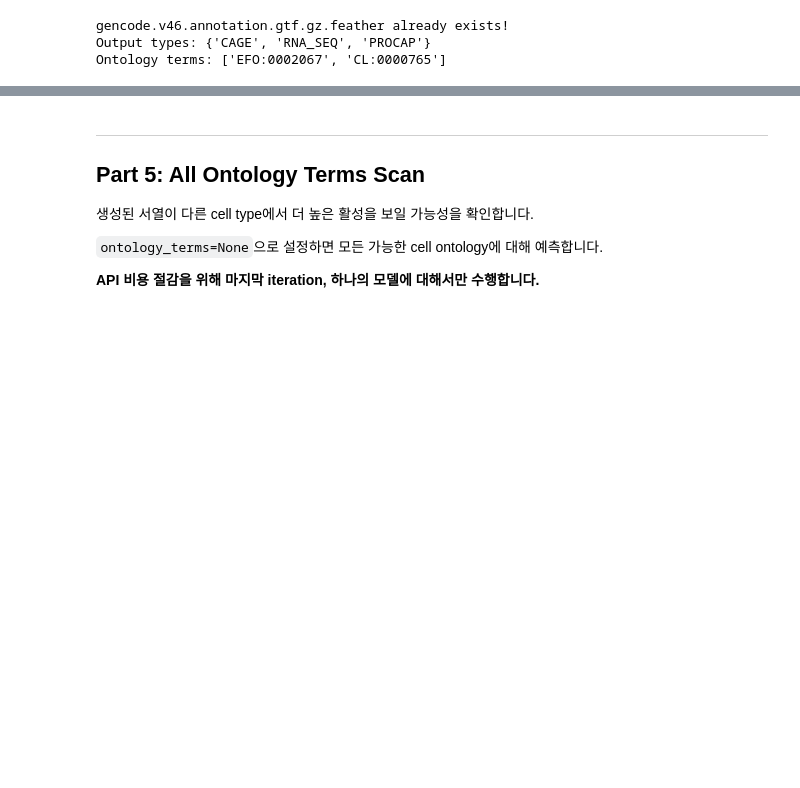
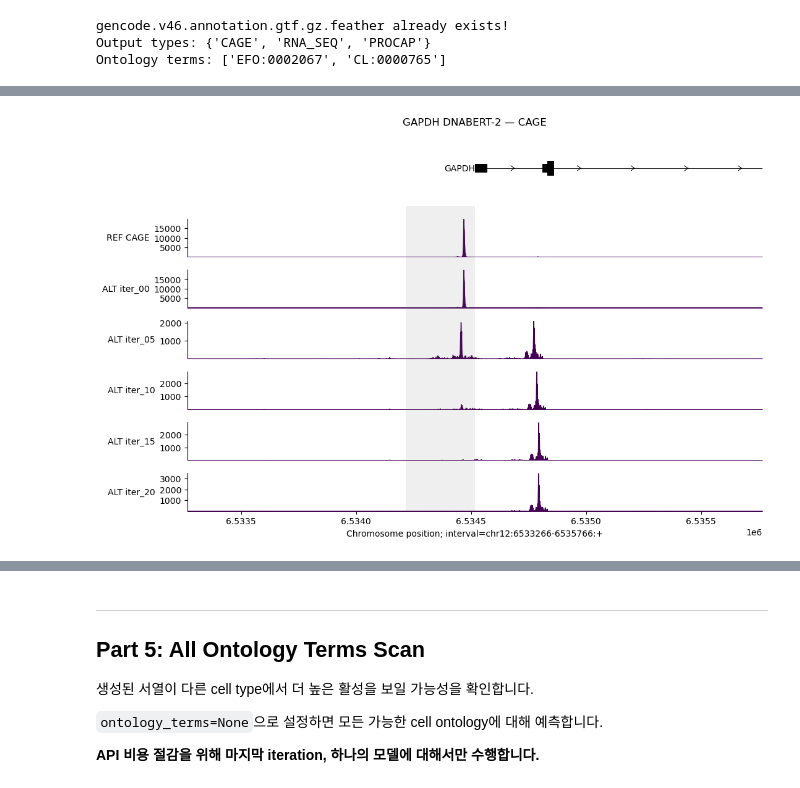
Before and after one commit to leemnj/iterative-dna-reconstruction, a Jupyter notebook: 03_dna-fm-to-alphagenome/regulator-to-alphagenome/generate-and-evaluate-promoter.ipynb, the cells around one changed output, grey strips where cells are left out. Drawn from its saved outputs; the diff is of its cells as text; code cells hidden in the pictures; blank space fills up the shorter version.

```diff
--- a/03_dna-fm-to-alphagenome/regulator-to-alphagenome/generate-and-evaluate-promoter.ipynb
+++ b/03_dna-fm-to-alphagenome/regulator-to-alphagenome/generate-and-evaluate-promoter.ipynb
@@ -290,10 +291,17 @@ gencode.v46.annotation.gtf.gz.feather already exists!
 Output types: {'CAGE', 'RNA_SEQ', 'PROCAP'}
 Ontology terms: ['EFO:0002067', 'CL:0000765']
 # %%
+import numpy as np
+from alphagenome.visualization import plot_components as pc
+
 # ── Prepare sequences (handle strand orientation) ────────────────
 PROMO_LENGTH = len(seqs_by_model[MODEL_LABELS[0]][f'iter_{EVAL_ITERATIONS[0]:02d}'])
 
-oriented_seqs_by_model = copy.deepcopy(seqs_by_model)
+oriented_seqs_by_model = {}
+for model, iters in seqs_by_model.items():
+    oriented_seqs_by_model[model] = {}
+    for it, seq in iters.items():
+        oriented_seqs_by_model[model][it] = reverse_complement(seq) if strand == '-' else seq
 
 if strand == '-':
     seq_original = normalize_sequence(get_sequence_from_ensembl_region(
@@ -301,9 +309,6 @@ if strand == '-':
         strand, coord_system_version=ENSEMBL_ASSEMBLY,
     ))
     seq_original = reverse_complement(seq_original)
-    for model, iters in oriented_seqs_by_model.items():
-        for it, seq in iters.items():
-            iters[it] = reverse_complement(seq)
 else:
     seq_original = normalize_sequence(get_sequence_from_ensembl_region(
         ENSEMBL_SPECIES, chrom, tss - PROMO_LENGTH, tss,
@@ -312,22 +317,30 @@ else:
 
 print(f'Original promoter: {len(seq_original)} bp')
 
-# ── Predict variants ─────────────────────────────────────────────
+# ── Predict, visualize, and quantify per model ───────────────────
 interval = genome.Interval(chrom, gene_start, gene_end).resize(2**20)
 variant_position = gene_start - PROMO_LENGTH if strand == '+' else tss
 
-outputs_by_model = {}
+# Visualization helpers
+interval_vis = genome.Interval(chrom, gene_start - 500, gene_start + 500, strand='+')
+longest_transcripts = longest_transcript_extractor.extract(interval)
+promoter_interval = [
+    genome.Interval(chrom, variant_position, variant_position + PROMO_LENGTH, name='Promoter')
+]
+
+summary_rows = []
+
 for model in MODEL_LABELS:
-    print(f'Predicting: {model}...')
+    print(f'\n=== {model} ===')
+
+    # 1) Predict variants
     variants = [
         genome.Variant(
-            chrom, variant_position,
-            seq_original,
+            chrom, variant_position, seq_original,
             oriented_seqs_by_model[model][f'iter_{i:02d}'],
         )
         for i in EVAL_ITERATIONS
     ]
-
     outputs = dna_model.predict_variants(
         intervals=interval,
         variants=variants,
@@ -335,8 +348,57 @@ for model in MODEL_LABELS:
         ontology_terms=ONTOLOGY_TERMS,
         progress_bar=True,
     )
-    outputs_by_model[model] = outputs
 
-print('All predictions done.')
+    # 2) Visualize CAGE tracks
+    ref_cage_vis = outputs[0].reference.cage.filter_to_positive_strand()
+    alt_cage_vis = [o.alternate.cage.filter_to_positive_strand() for o in outputs]
+
+    components = [
+        pc.TranscriptAnnotation(longest_transcripts),
+        pc.Tracks(ref_cage_vis, filled=True, ylabel_template='REF CAGE'),
+    ]
+    for i, alt in zip(EVAL_ITERATIONS, alt_cage_vis):
+        components.append(
+            pc.Tracks(alt, filled=True, ylabel_template=f'ALT iter_{i:02d}')
+        )
+    pc.plot(
+        components,
+        interval=interval_vis.resize(2500),
+        annotations=[
+            pc.IntervalAnnotation(promoter_interval, colors='dimgrey', alpha=0.1),
+        ],
+        title=f'{GENE_NAME} {model} — CAGE',
+        fig_width=12,
+    )
+
+    # 3) Extract quantitative metrics
+    ref_cage = outputs[0].reference.cage.filter_to_positive_strand()
+    ref_peak = float(np.max(ref_cage.values))
+    ref_sum = float(np.sum(ref_cage.values))
+
+    for idx, i in enumerate(EVAL_ITERATIONS):
+        alt_cage = outputs[idx].alternate.cage.filter_to_positive_strand()
+        alt_peak = float(np.max(alt_cage.values))
+        alt_sum = float(np.sum(alt_cage.values))
+        summary_rows.append({
+            'model': model,
+            'iteration': f'iter_{i:02d}',
+            'ref_peak': ref_peak,
+            'alt_peak': alt_peak,
+            'ref_sum': ref_sum,
+            'alt_sum': alt_sum,
+            'peak_delta': alt_peak - ref_peak,
+            'peak_ratio': alt_peak / ref_peak if ref_peak > 0 else float('nan'),
+        })
+
+    # 4) Free memory
+    del outputs, variants, ref_cage_vis, alt_cage_vis, ref_cage
+    gc.collect()
+    print(f'  ✓ {model} done, memory released')
+
+# ── Summary table ─────────────────────────────────────────────────
+summary_df = pd.DataFrame(summary_rows)
+print(f'\n=== CAGE Signal Summary for {GENE_NAME} ===')
+summary_df
 # %% [output]
 Original promoter: 300 bp
@@ -348,0 +439 @@ All predictions done.
+[figure, added]
```
Also changed, not shown: parts of 9 cells of this notebook, 42 other files.
